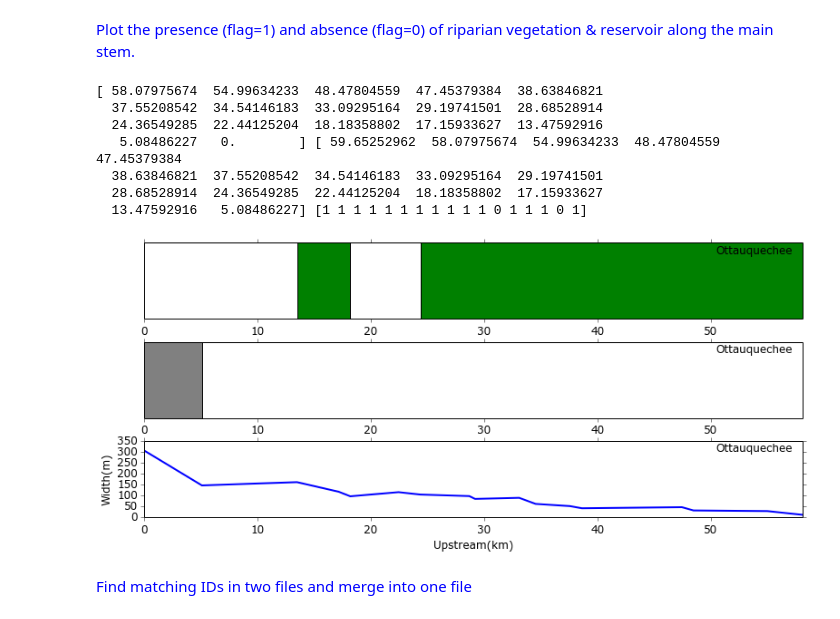
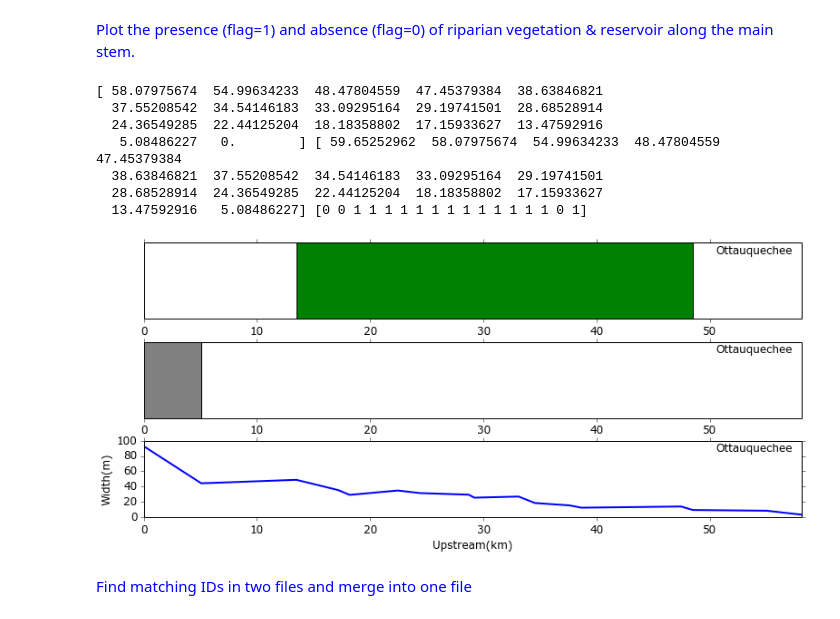
Before and after one commit to jyearsley/PythonScripts, a Jupyter notebook: CONN_Streamflow/Paper1-Reservior/RipariansDamProfileView.ipynb, the cells around one changed output. Drawn from its saved outputs; the diff is of its cells as text; code cells hidden in the pictures.

```diff
--- a/CONN_Streamflow/Paper1-Reservior/RipariansDamProfileView.ipynb
+++ b/CONN_Streamflow/Paper1-Reservior/RipariansDamProfileView.ipynb
@@ -145,36 +146,36 @@ ax.set_xlabel('Upstream(km)', fontsize=12., labelpad=5)
 
 #ax.fill_between(junk2,0,1,where=flag>0,facecolor='r', alpha=0.5)
 ax.fill_between(OttRiverMiles1,0,1, where=ReservoirFlag>0,facecolor='grey')
 ax.set_xlim([min(OttRiverMiles1), max(OttRiverMiles1)])
 
 
 # hide the y ticks
 ax.set_yticks([])
 print OttRiverMiles1, OttRiverMiles2,flag
 
 ax = plt.subplot(3, 1, 3)
 fig.subplots_adjust(hspace=0.3, wspace=0.4, bottom=0.2)
 props = dict(boxstyle='round', facecolor='wheat', alpha=0.5)
 ax.text(.87,.86, 'Ottauquechee', fontsize=12, horizontalalignment='left', transform=ax.transAxes)
 ax.set_xlabel('Upstream(km)', fontsize=12., labelpad=5)
 ax.set_ylabel('Width(m)', fontsize=12., labelpad=5)
 
 #ax.fill_between(junk2,0,1,where=flag>0,facecolor='r', alpha=0.5)
 ax.plot(OttRiverMiles1, Width)
-ax.set_ylim([0, 350])
+ax.set_ylim([0, 100])
 ax.set_xlim([min(OttRiverMiles1), max(OttRiverMiles1)])
 
 outfig = str(mainpath)+'OttRVegReservoir.png'
 plt.savefig(str(outfig),dpi=500,format = 'png')
 # %% [output]
 [ 58.07975674  54.99634233  48.47804559  47.45379384  38.63846821
   37.55208542  34.54146183  33.09295164  29.19741501  28.68528914
   24.36549285  22.44125204  18.18358802  17.15933627  13.47592916
    5.08486227   0.        ] [ 59.65252962  58.07975674  54.99634233  48.47804559  47.45379384
   38.63846821  37.55208542  34.54146183  33.09295164  29.19741501
   28.68528914  24.36549285  22.44125204  18.18358802  17.15933627
-  13.47592916   5.08486227] [1 1 1 1 1 1 1 1 1 1 1 0 1 1 1 0 1]
+  13.47592916   5.08486227] [0 0 1 1 1 1 1 1 1 1 1 1 1 1 1 0 1]
-[figure, old version]
+[figure, new version]
 # %% [markdown]
 <font color='blue'>Find matching IDs in two files and merge into one file </font>
 # %%
```
Also changed, not shown: parts of 4 cells of this notebook, 4 other files.
